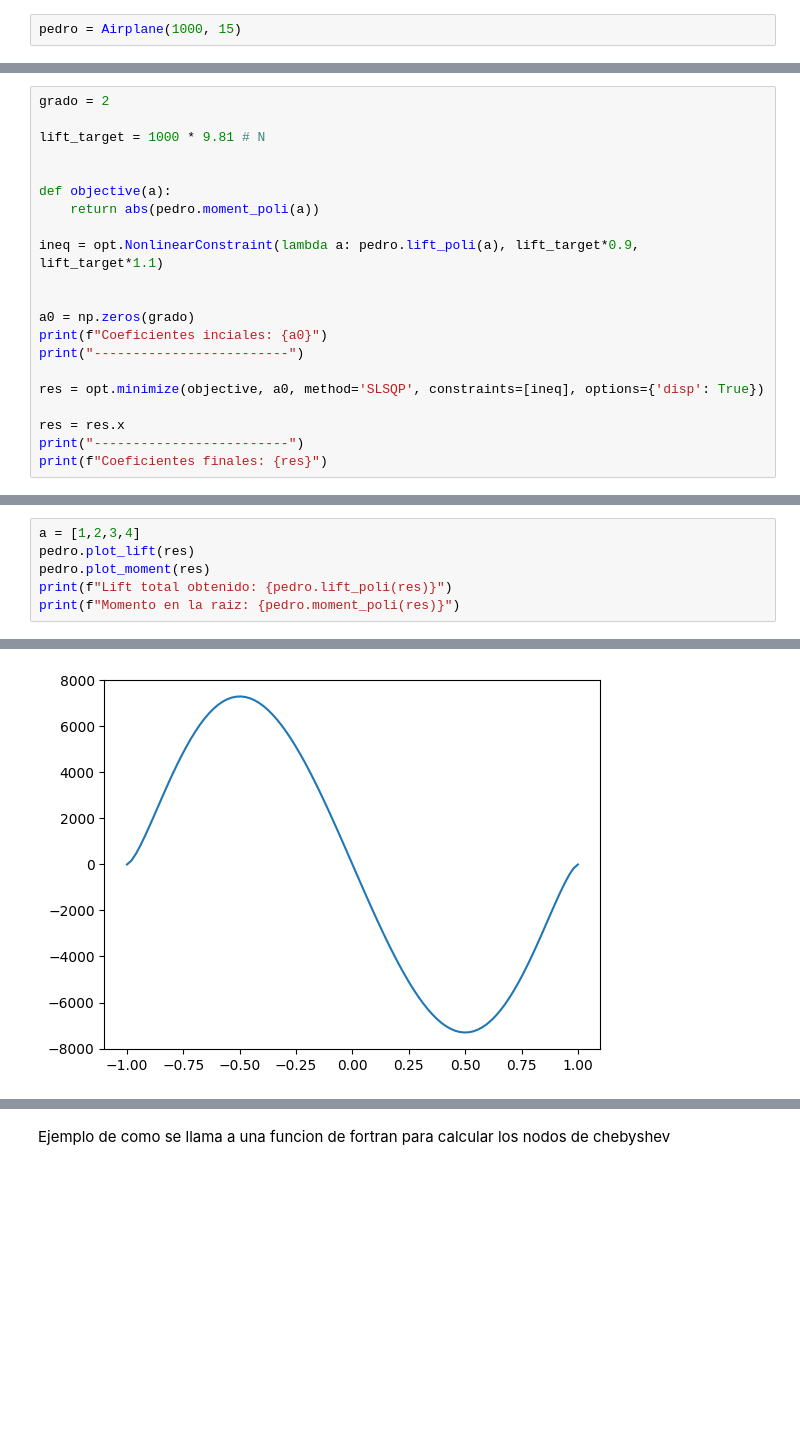
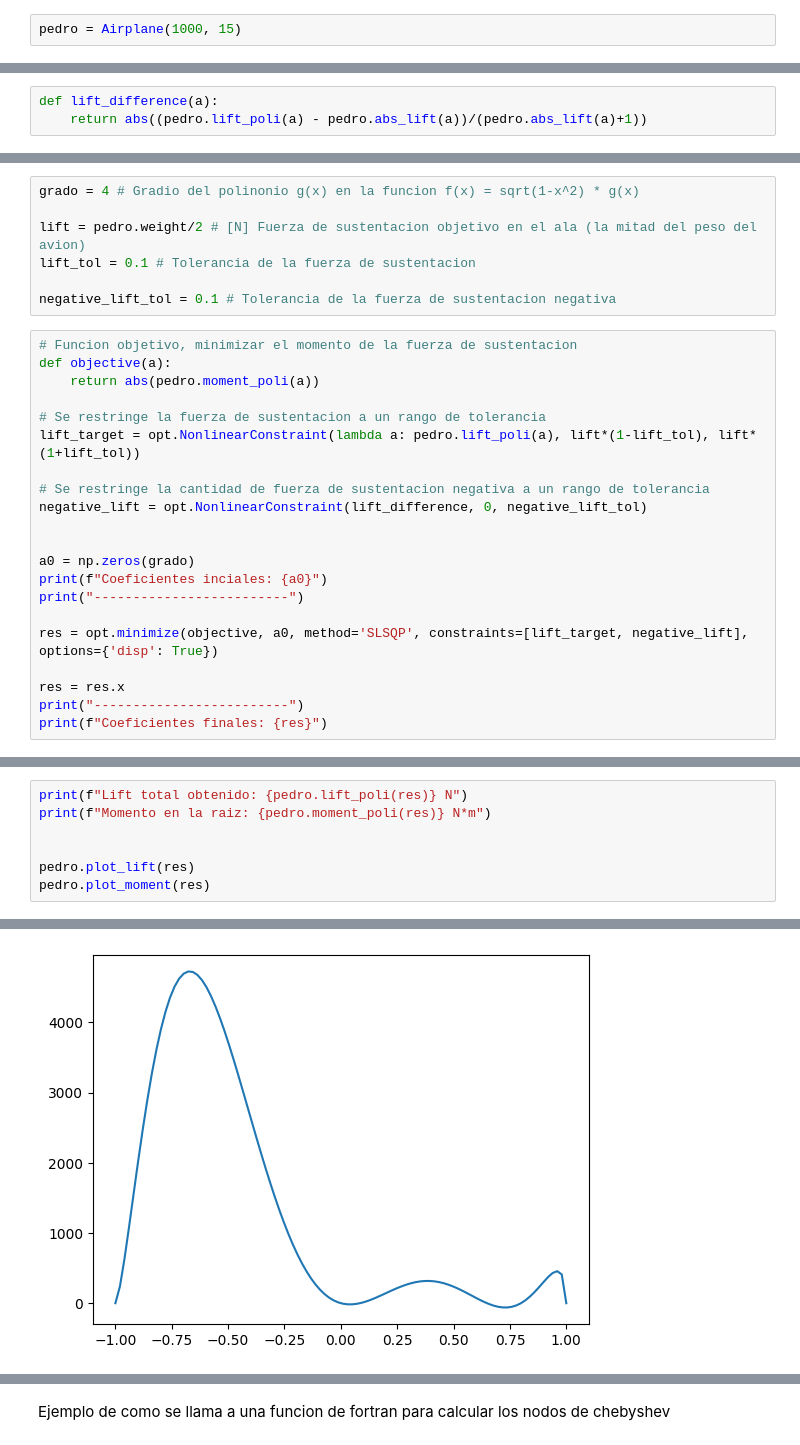
Before and after one commit to Pablomg02/Trabajo-MNP, a Jupyter notebook: main.ipynb, the cells around one changed output, grey strips where cells are left out. Drawn from its saved outputs; the diff is of its cells as text; blank space fills up the shorter version.

```diff
--- a/main.ipynb
+++ b/main.ipynb
@@ -24,0 +21,3 @@ Aqui se optimizan los coeficientes del polinomio
+# %%
+def lift_difference(a):
+    return abs((pedro.lift_poli(a) - pedro.abs_lift(a))/(pedro.abs_lift(a)+1))
@@ -25,20 +32,27 @@ Aqui se optimizan los coeficientes del polinomio
+# %%
+grado = 4 # Gradio del polinonio g(x) en la funcion f(x) = sqrt(1-x^2) * g(x)
+
+lift = pedro.weight/2 # [N] Fuerza de sustentacion objetivo en el ala (la mitad del peso del avion)
+lift_tol = 0.1 # Tolerancia de la fuerza de sustentacion
+
+negative_lift_tol = 0.1 # Tolerancia de la fuerza de sustentacion negativa
 # %%
-grado = 2
-
-lift_target = 1000 * 9.81 # N
-
-
+# Funcion objetivo, minimizar el momento de la fuerza de sustentacion
 def objective(a):
     return abs(pedro.moment_poli(a))
 
-ineq = opt.NonlinearConstraint(lambda a: pedro.lift_poli(a), lift_target*0.9, lift_target*1.1)
+# Se restringe la fuerza de sustentacion a un rango de tolerancia
+lift_target = opt.NonlinearConstraint(lambda a: pedro.lift_poli(a), lift*(1-lift_tol), lift*(1+lift_tol))
+
+# Se restringe la cantidad de fuerza de sustentacion negativa a un rango de tolerancia
+negative_lift = opt.NonlinearConstraint(lift_difference, 0, negative_lift_tol)
 
 
 a0 = np.zeros(grado)
 print(f"Coeficientes inciales: {a0}")
 print("-------------------------")
 
-res = opt.minimize(objective, a0, method='SLSQP', constraints=[ineq], options={'disp': True})
+res = opt.minimize(objective, a0, method='SLSQP', constraints=[lift_target, negative_lift], options={'disp': True})
 
 res = res.x
 print("-------------------------")
@@ -56,7 +72,8 @@ Coeficientes finales: [-22490.61796451  22490.61796451]
 # %%
-a = [1,2,3,4]
+print(f"Lift total obtenido: {pedro.lift_poli(res)} N")
+print(f"Momento en la raiz: {pedro.moment_poli(res)} N*m")
+
+
 pedro.plot_lift(res)
 pedro.plot_moment(res)
-print(f"Lift total obtenido: {pedro.lift_poli(res)}")
-print(f"Momento en la raiz: {pedro.moment_poli(res)}")
 # %% [output]
@@ -64 +83 @@ print(f"Momento en la raiz: {pedro.moment_poli(res)}")
-[figure, old version]
+[figure, new version]
```
Also changed, not shown: parts of 14 cells of this notebook, 1 other file.
